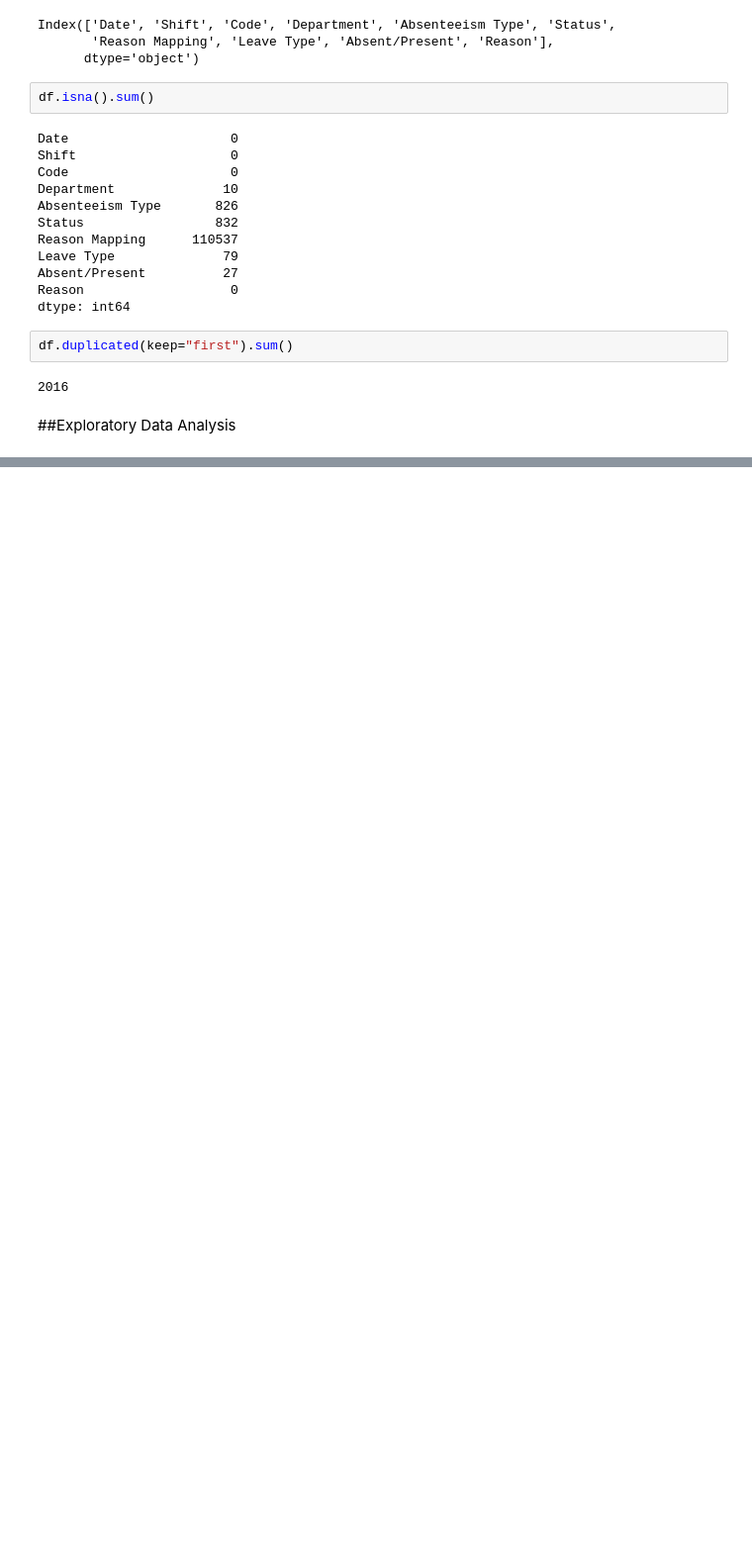
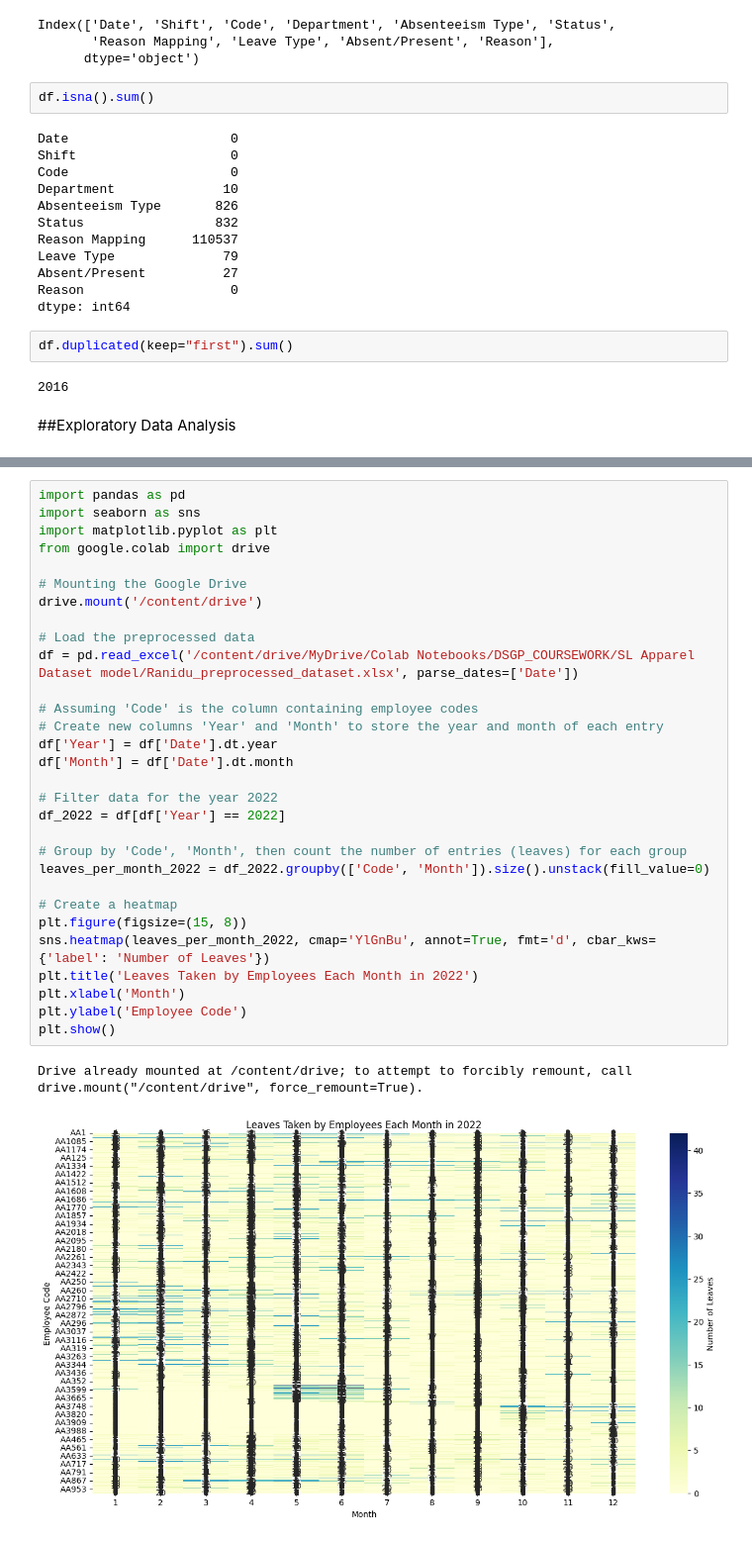
Before and after one commit to DSGP-Group-1-EAPS/SL-Apparel-Dataset, a Jupyter notebook: EAPS_Data_Describing.ipynb, the cells around one changed output, grey strips where cells are left out. Shown at 99% size. Drawn from its saved outputs; the diff is of its cells as text; blank space fills up the shorter version.

```diff
--- a/EAPS_Data_Describing.ipynb
+++ b/EAPS_Data_Describing.ipynb
@@ -181,0 +105,33 @@ Absenteeism rate for 2023-12: 1.51%
+# %%
+import pandas as pd
+import seaborn as sns
+import matplotlib.pyplot as plt
+from google.colab import drive
+
+# Mounting the Google Drive
+drive.mount('/content/drive')
+
+# Load the preprocessed data
+df = pd.read_excel('/content/drive/MyDrive/Colab Notebooks/DSGP_COURSEWORK/SL Apparel Dataset model/Ranidu_preprocessed_dataset.xlsx', parse_dates=['Date'])
+
+# Assuming 'Code' is the column containing employee codes
+# Create new columns 'Year' and 'Month' to store the year and month of each entry
+df['Year'] = df['Date'].dt.year
+df['Month'] = df['Date'].dt.month
+
+# Filter data for the year 2022
+df_2022 = df[df['Year'] == 2022]
+
+# Group by 'Code', 'Month', then count the number of entries (leaves) for each group
+leaves_per_month_2022 = df_2022.groupby(['Code', 'Month']).size().unstack(fill_value=0)
+
+# Create a heatmap
+plt.figure(figsize=(15, 8))
+sns.heatmap(leaves_per_month_2022, cmap='YlGnBu', annot=True, fmt='d', cbar_kws={'label': 'Number of Leaves'})
+plt.title('Leaves Taken by Employees Each Month in 2022')
+plt.xlabel('Month')
+plt.ylabel('Employee Code')
+plt.show()
+# %% [output]
+Drive already mounted at /content/drive; to attempt to forcibly remount, call drive.mount("/content/drive", force_remount=True).
+[figure, added]
```
Also changed, not shown: parts of 6 cells of this notebook.
